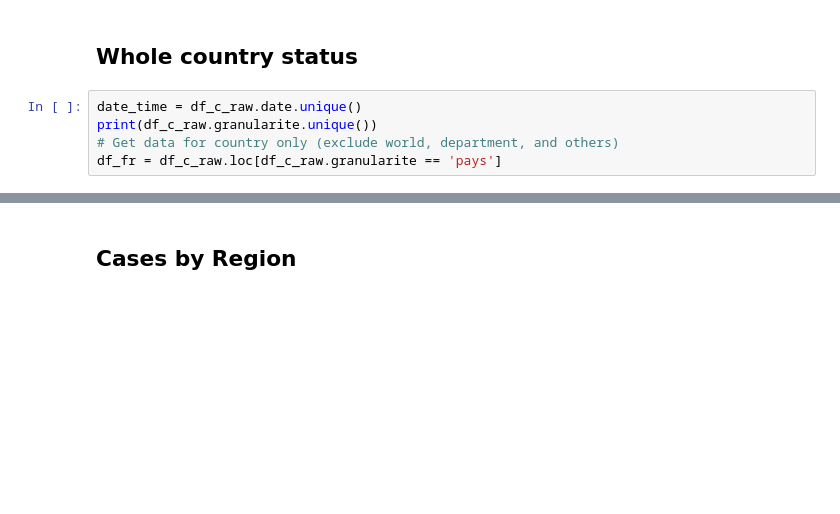
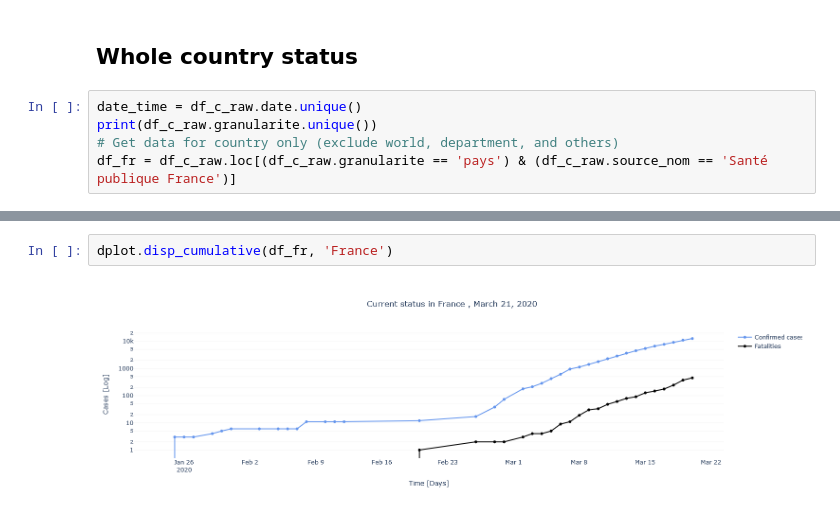
Before and after one commit to jsayri/analysis, a Jupyter notebook: COVID19_analysis/notebooks/France_analysis_SPFdata.ipynb, the cells around one changed output, grey strips where cells are left out. Saved outputs shown, nothing was run; the diff lists cells and outputs as text; blank space fills up the shorter version.

```diff
--- a/COVID19_analysis/notebooks/France_analysis_SPFdata.ipynb
+++ b/COVID19_analysis/notebooks/France_analysis_SPFdata.ipynb
@@ -58,5 +34,5 @@ df_c_raw.head(10)
 date_time = df_c_raw.date.unique()
 print(df_c_raw.granularite.unique())
 # Get data for country only (exclude world, department, and others)
-df_fr = df_c_raw.loc[df_c_raw.granularite == 'pays']
+df_fr = df_c_raw.loc[(df_c_raw.granularite == 'pays') & (df_c_raw.source_nom == 'Santé publique France')]
 # %% [output]
@@ -166,2 +40,4 @@ fig.update_yaxes(showgrid=True, gridwidth=.3, gridcolor='gainsboro')
-# %% [markdown]
-## Cases by Region
+# %%
+dplot.disp_cumulative(df_fr, 'France')
+# %% [output]
+[figure, added]
```
Also changed, not shown: parts of 32 cells of this notebook, 7 other files.
